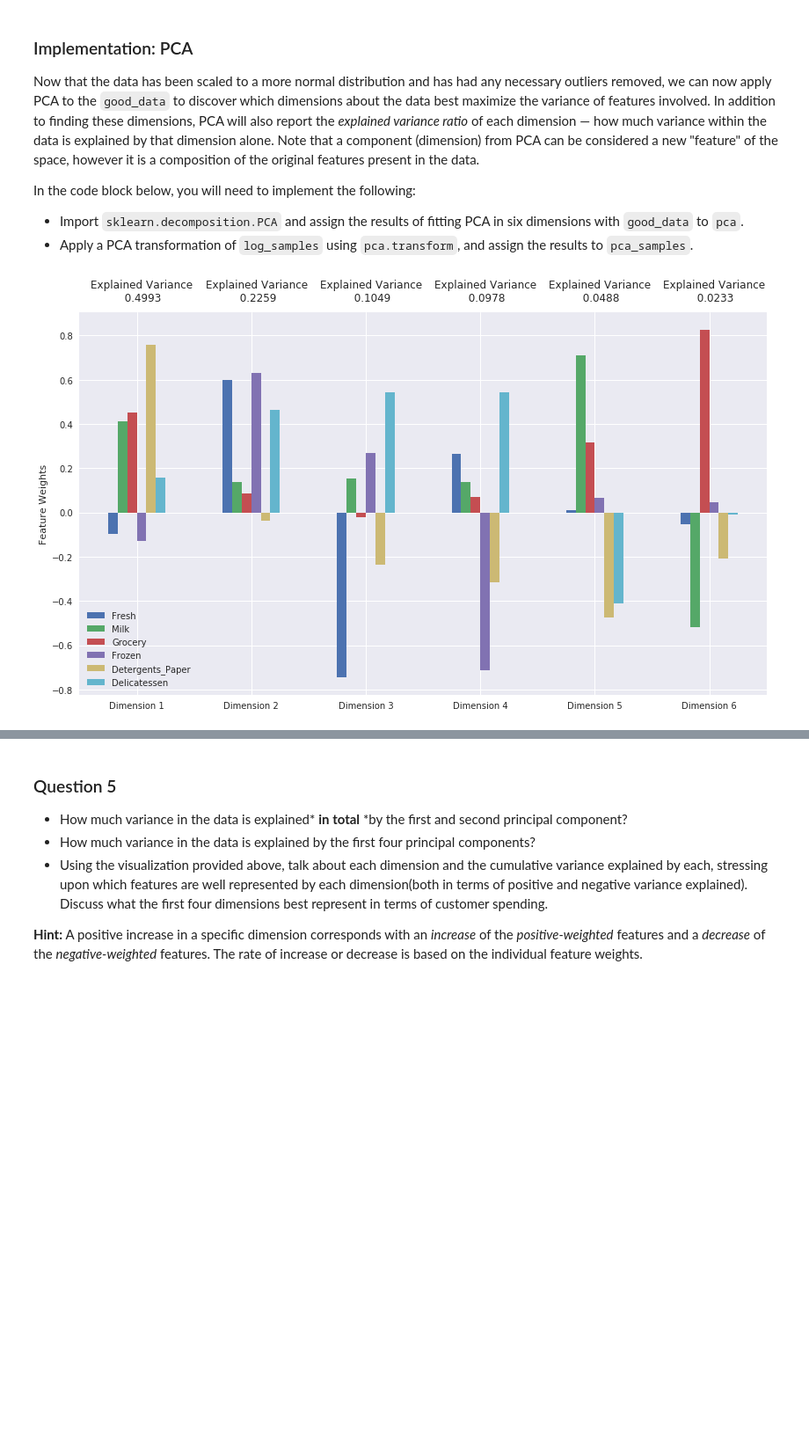
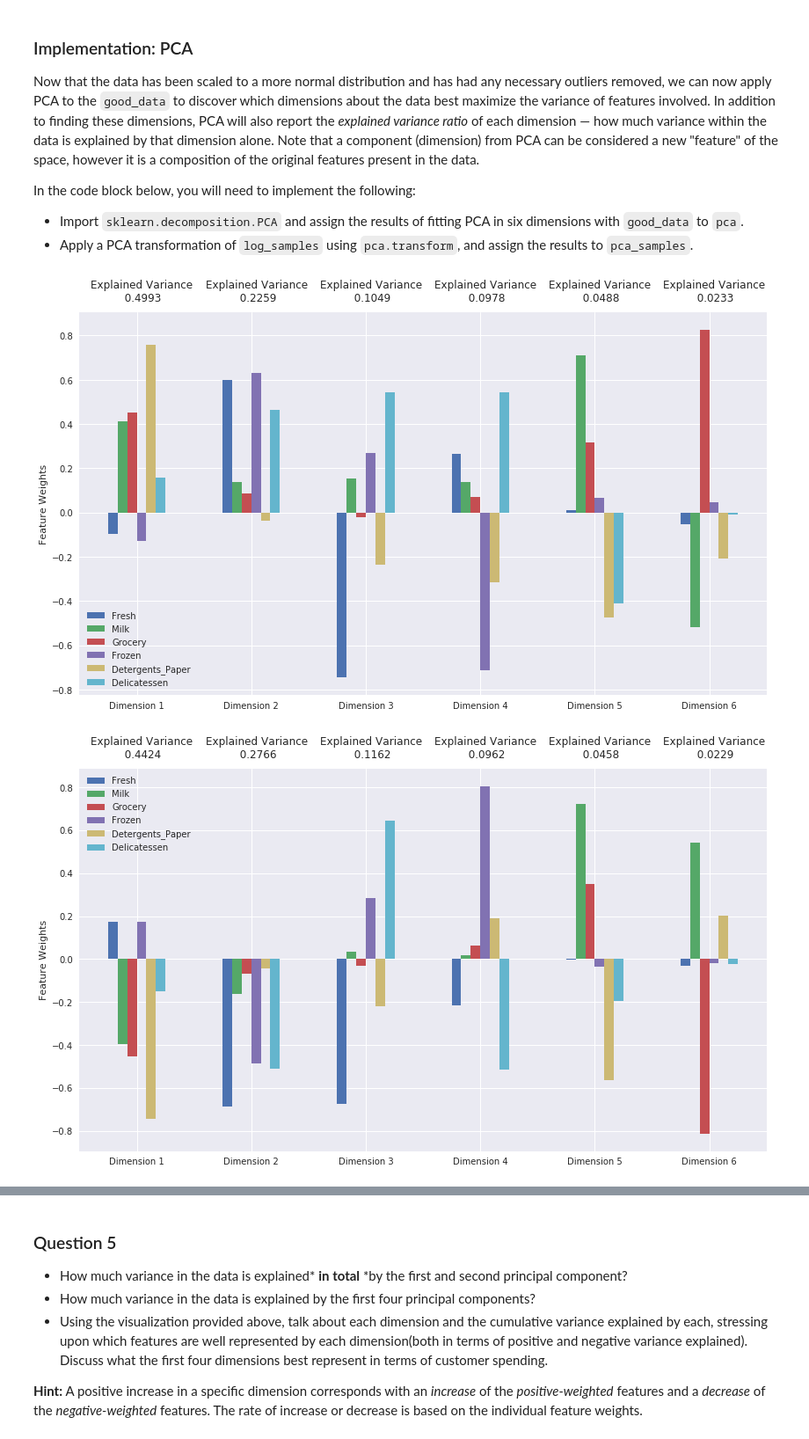
Before and after one commit to nachorovi/machine-learning, a Jupyter notebook: projects/customer_segments/customer_segments.ipynb, the cells around one changed output, grey strips where cells are left out. Shown at 88% size. Cells and saved outputs as stored; diff of their text form; code cells hidden in the pictures; blank space fills up the shorter version.

Commit message:
Second commit. Answering questions 10 & 11.

```diff
--- a/projects/customer_segments/customer_segments.ipynb
+++ b/projects/customer_segments/customer_segments.ipynb
@@ -289,6 +289,18 @@ print("Number of outliers data points in any feature: %d" % len(outliers))
 
 # Remove the outliers, if any were specified
 good_data = log_data.drop(log_data.index[outliers]).reset_index(drop = True)
+
+# Second pass, trying different set of outliers removal
+
+# Removing no outliers, then use log_data instead of good_data
+
+# Removing just the double counted outliers
+good_data_double_counted_outliers = log_data.drop(log_data.index[outliers_multi_feat]).reset_index(drop=True)
+
+# Removing all of the outliers, this was my original choise so use good_data
+
+# Removing all of the outliers for a particularly significant feature (eg. Delicatessen or Fresh)
+# Will look into this if I finish everything else
 # %% [output]
 Data points considered outliers for the feature 'Fresh':
 |  | Fresh | Milk | Grocery | Frozen | Detergents_Paper | Delicatessen |
@@ -380,14 +392,30 @@ In the code block below, you will need to implement the following:
 # %%
 from sklearn.decomposition import PCA
 
 # TODO: Apply PCA by fitting the good data with the same number of dimensions as features
 pca = PCA(n_components=6)
 pca.fit(good_data)
 
 # TODO: Transform log_samples using the PCA fit above
 pca_samples = pca.transform(log_samples)
 
 # Generate PCA results plot
 pca_results = vs.pca_results(good_data, pca)
+
+
+# Second pass, Applying PCA on the dataset with different outliers removed
+# Removing no outliers, then use log_data instead of good_data
+pca_none_removed = PCA(n_components=6)
+pca_none_removed.fit(log_data)
+pca_samples_none_removed = pca_none_removed.transform(log_samples)
+pca_none_removed_results = vs.pca_results(log_data, pca_none_removed)
+
+# Removing just the double counted outliers
+# Then use good_data_double_counted_outliers instead of good_data
+pca_double_counted = PCA(n_components=6)
+pca_double_counted.fit(good_data_double_counted_outliers)
+pca_samples_double_counted = pca_double_counted.transform(log_samples)
+pca_double_counted_results = vs.pca_results(good_data_double_counted_outliers, pca_double_counted)
 # %% [output]
 [figure]
+[figure, added]
```
Also changed, not shown: parts of 6 cells of this notebook, 1 other file.
